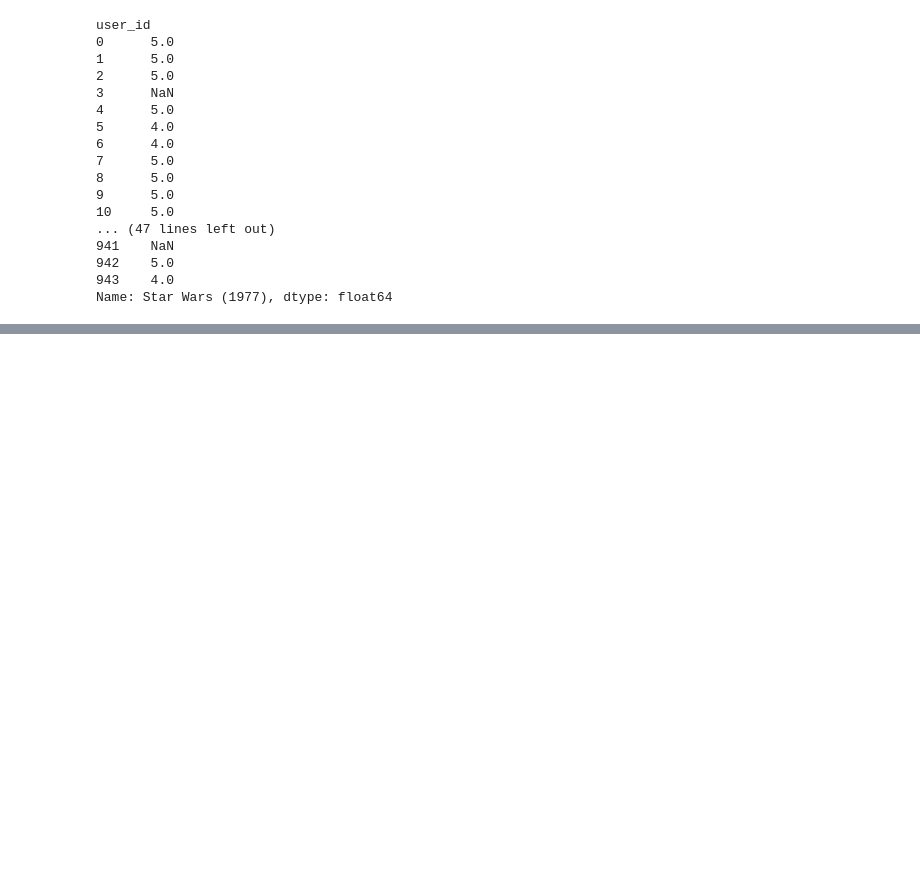
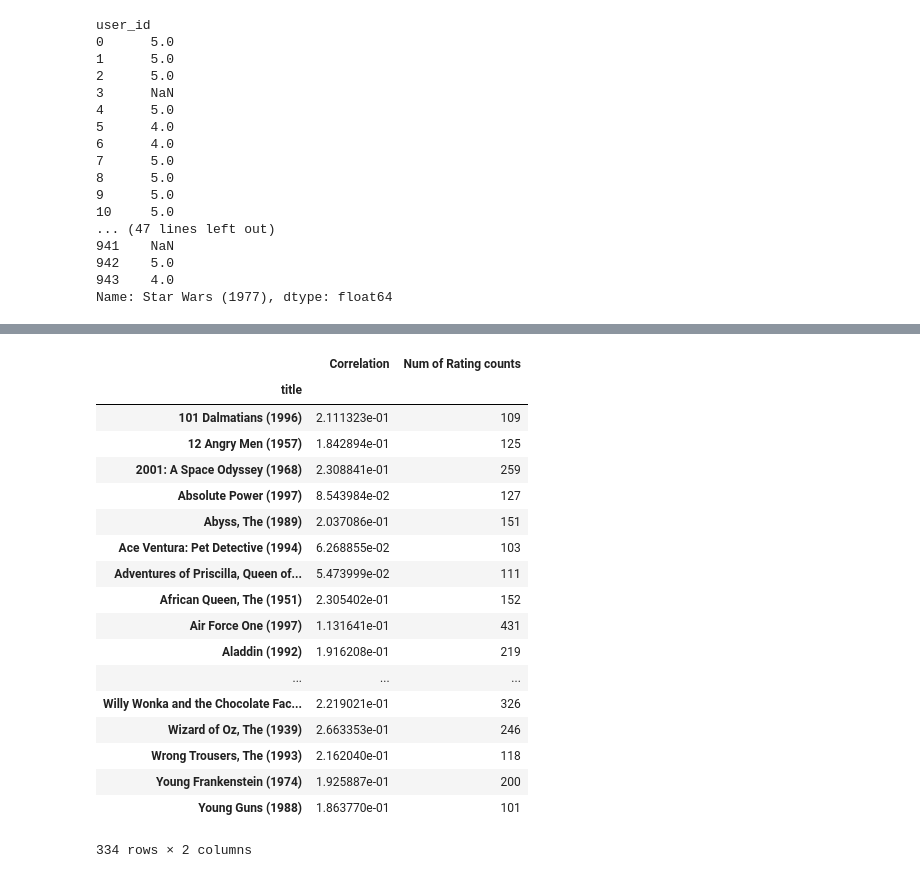
Before and after one commit to rakshithvasudev/Machine-Learning, a Jupyter notebook: Recommender System/Movie Recommendation system.ipynb, the cells around one changed output, grey strips where cells are left out. Cells and saved outputs as stored; diff of their text form; code cells hidden in the pictures; blank space fills up the shorter version.

Commit message:
added highest voted correlation

```diff
--- a/Recommender System/Movie Recommendation system.ipynb
+++ b/Recommender System/Movie Recommendation system.ipynb
@@ -226,0 +209,5 @@ dtype: float64
+# %%
+# Convert into a df called corr_starwars from "similar_to_starwars" variable and drop nan values
+corr_starwars = pd.DataFrame(similar_to_starwars,columns=['Correlation'])
+corr_starwars.dropna(inplace=True)
+corr_starwars.head()
@@ -226,0 +222,3 @@ dtype: float64
+# %%
+# join the dataframes: corr_starwars and ratings['Num of Rating counts']
+corr_starwars = corr_starwars.join(ratings['Num of Rating counts'])
@@ -226,0 +241,26 @@ dtype: float64
+# %%
+# Only accept those values that are having more than 100 ratings. Otherwise, without high rating counts,
+# it could be possible that irrelevant content could be considered correlated. Specifically, where just one
+person can
+corr_starwars = corr_starwars[corr_starwars['Num of Rating counts']>100]
+corr_starwars
+# %% [output]
+|  | Correlation | Num of Rating counts |
+| title |  |  |
+| 101 Dalmatians (1996) | 2.111323e-01 | 109 |
+| 12 Angry Men (1957) | 1.842894e-01 | 125 |
+| 2001: A Space Odyssey (1968) | 2.308841e-01 | 259 |
+| Absolute Power (1997) | 8.543984e-02 | 127 |
+| Abyss, The (1989) | 2.037086e-01 | 151 |
+| Ace Ventura: Pet Detective (1994) | 6.268855e-02 | 103 |
+| Adventures of Priscilla, Queen of... | 5.473999e-02 | 111 |
+| African Queen, The (1951) | 2.305402e-01 | 152 |
+| Air Force One (1997) | 1.131641e-01 | 431 |
+| Aladdin (1992) | 1.916208e-01 | 219 |
+| ... | ... | ... |
+| Willy Wonka and the Chocolate Fac... | 2.219021e-01 | 326 |
+| Wizard of Oz, The (1939) | 2.663353e-01 | 246 |
+| Wrong Trousers, The (1993) | 2.162040e-01 | 118 |
+| Young Frankenstein (1974) | 1.925887e-01 | 200 |
+| Young Guns (1988) | 1.863770e-01 | 101 |
+334 rows × 2 columns
```
Also changed, not shown: parts of 3 cells of this notebook.
